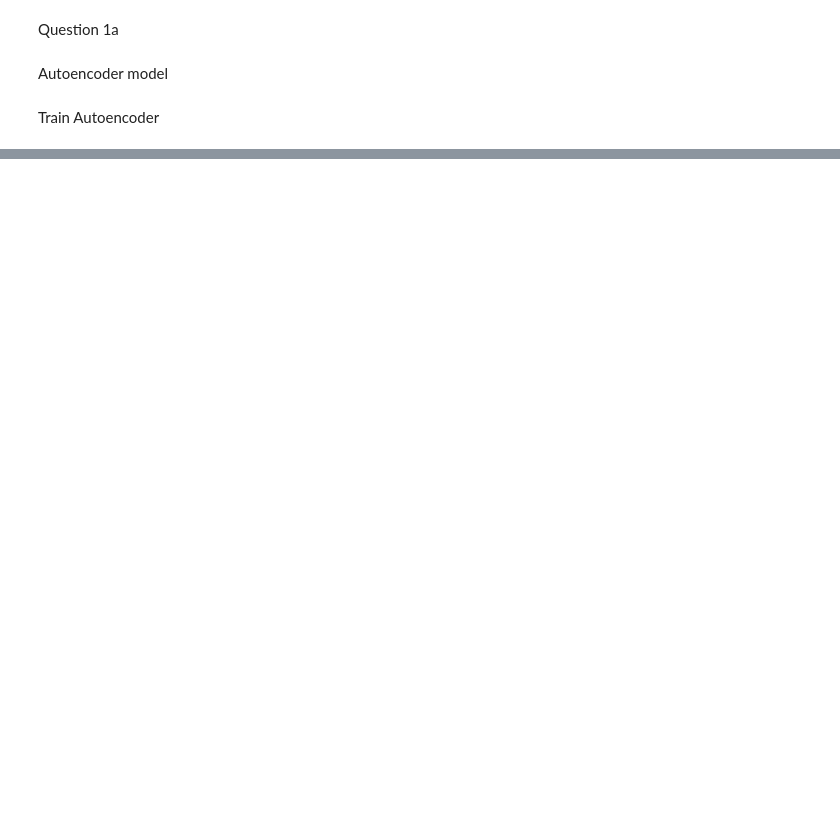
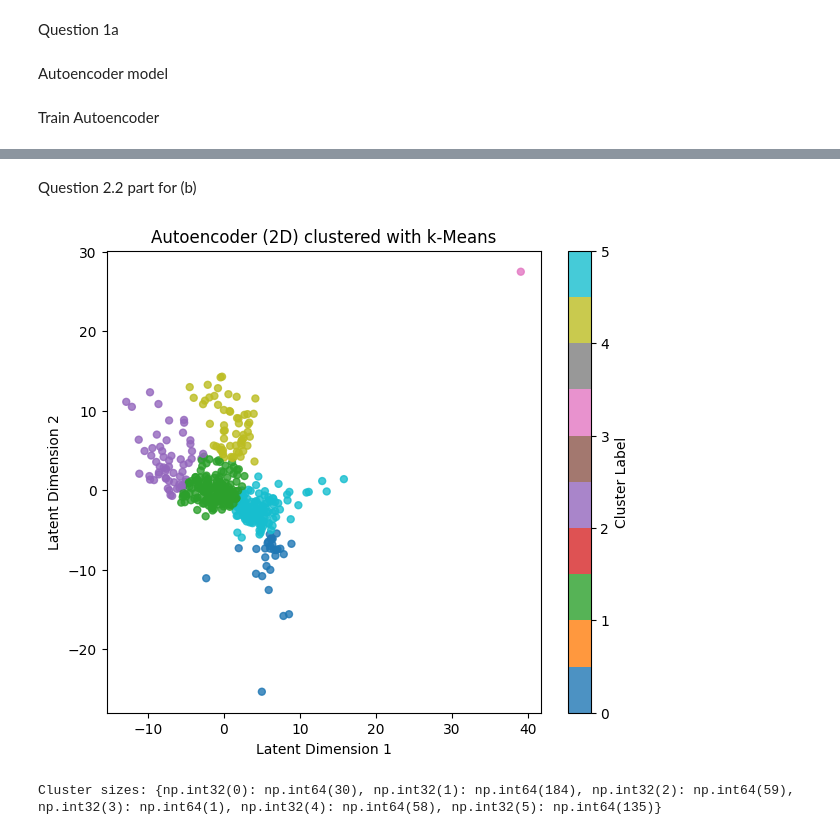
Before and after one commit to jamesofcode/nba-dimensionality-reduction, a Jupyter notebook: assignment2.ipynb, the cells around one changed output, grey strips where cells are left out. Cells and saved outputs as stored; diff of their text form; code cells hidden in the pictures; blank space fills up the shorter version.

```diff
--- a/assignment2.ipynb
+++ b/assignment2.ipynb
@@ -367,0 +736,25 @@ df.iloc[worst_idx][["Player Name", "PTS", "Age", "Salary"]]
+# %% [markdown]
+Question 2.2 part for (b)
+# %%
+from sklearn.cluster import KMeans
+import matplotlib.pyplot as plt
+
+# k means
+k = 6
+kmeans = KMeans(n_clusters=k, n_init=20, random_state=42)
+labels_km = kmeans.fit_predict(X_encoded)
+
+plt.figure(figsize=(7,6))
+plt.scatter(X_encoded[:,0], X_encoded[:,1], c=labels_km, cmap='tab10', s=25, alpha=0.8)
+plt.xlabel('Latent Dimension 1')
+plt.ylabel('Latent Dimension 2')
+plt.title('Autoencoder (2D) clustered with k-Means')
+plt.colorbar(label='Cluster Label')
+plt.show()
+
+import numpy as np
+unique, counts = np.unique(labels_km, return_counts=True)
+print("Cluster sizes:", dict(zip(unique, counts)))
+# %% [output]
+[figure, added]
+Cluster sizes: {np.int32(0): np.int64(30), np.int32(1): np.int64(184), np.int32(2): np.int64(59), np.int32(3): np.int64(1), np.int32(4): np.int64(58), np.int32(5): np.int64(135)}
```
Also changed, not shown: parts of 24 cells of this notebook.
